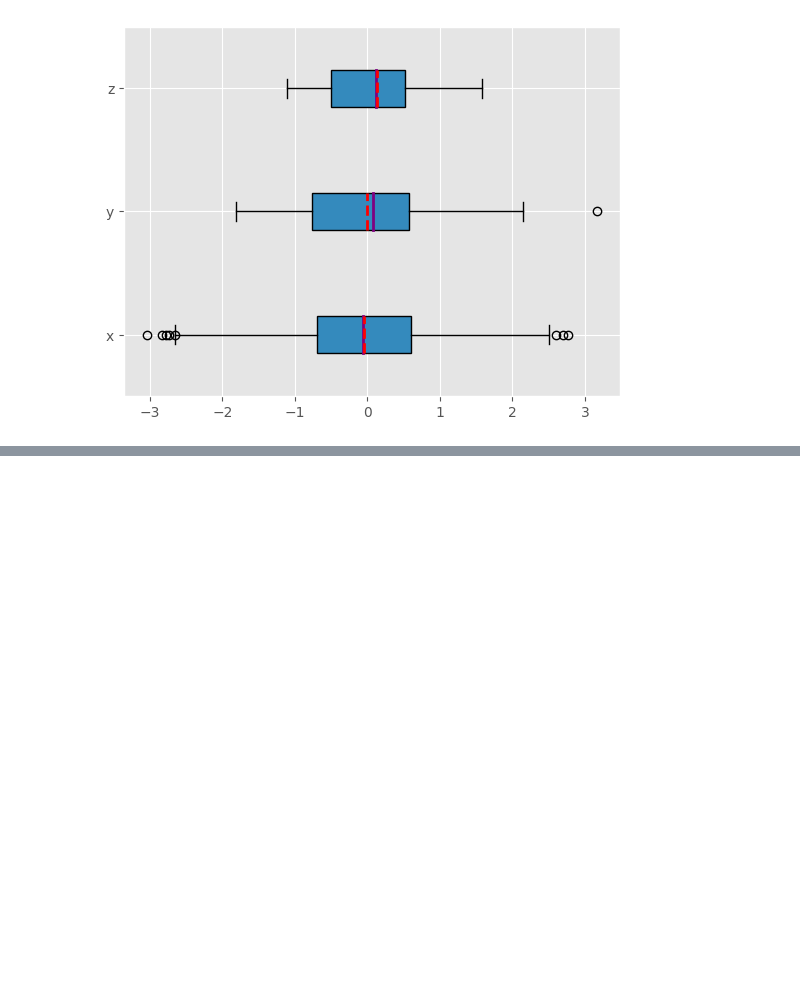
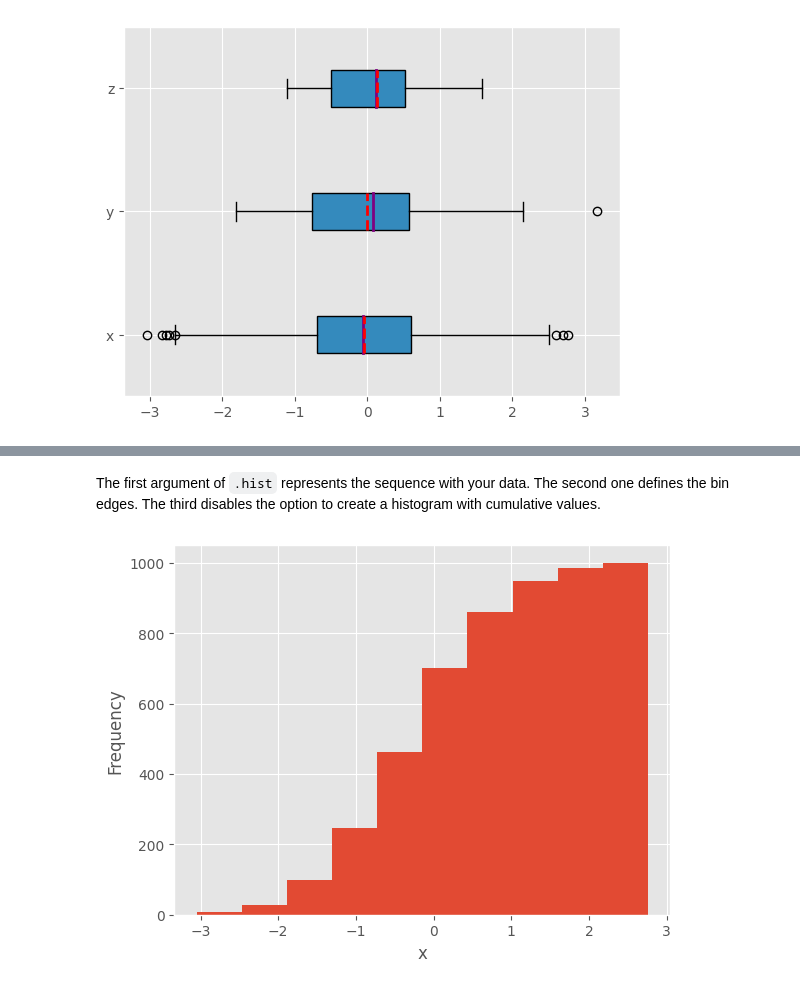
Before and after one commit to felipesebben/math_for_ds, a Jupyter notebook: statistics_fundamentals/1_statistics_fundamentals.ipynb, the cells around one changed output, grey strips where cells are left out. Saved outputs shown, nothing was run; the diff lists cells and outputs as text; code cells hidden in the pictures; blank space fills up the shorter version.

```diff
--- a/statistics_fundamentals/1_statistics_fundamentals.ipynb
+++ b/statistics_fundamentals/1_statistics_fundamentals.ipynb
@@ -1386,0 +1412,11 @@ plt.show()
+# %% [markdown]
+<p>The first argument of <code>.hist</code> represents the sequence with your data. The second one defines the bin edges. The third disables the option to create a histogram with cumulative values.</p>
+# %%
+# Create a histogram with the cumulative numbers of items with cumulative=True
+fig, ax = plt.subplots()
+ax.hist(x, bin_edges, cumulative=True)
+ax.set_xlabel('x')
+ax.set_ylabel('Frequency')
+plt.show()
+# %% [output]
+[figure, added]
```
Also changed, not shown: parts of 21 cells of this notebook.
